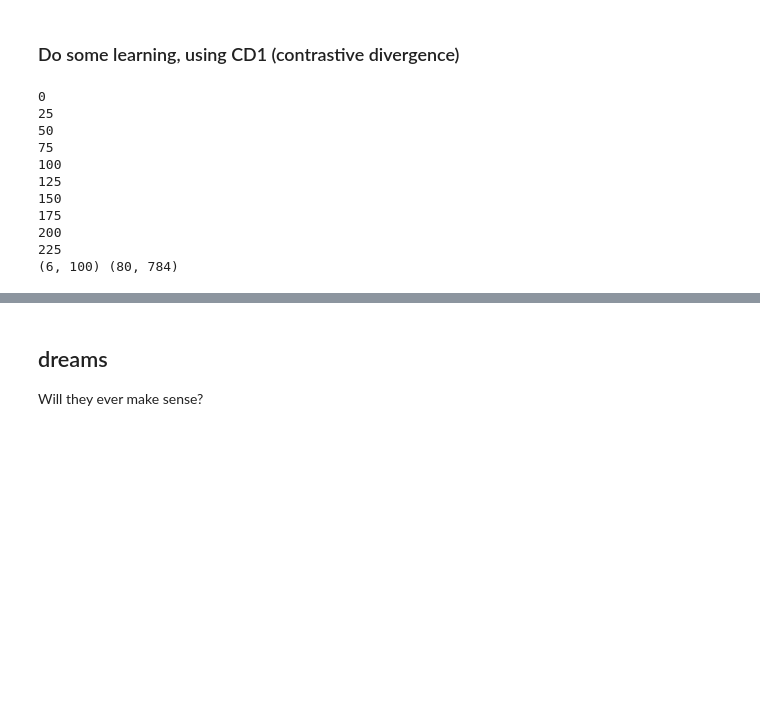
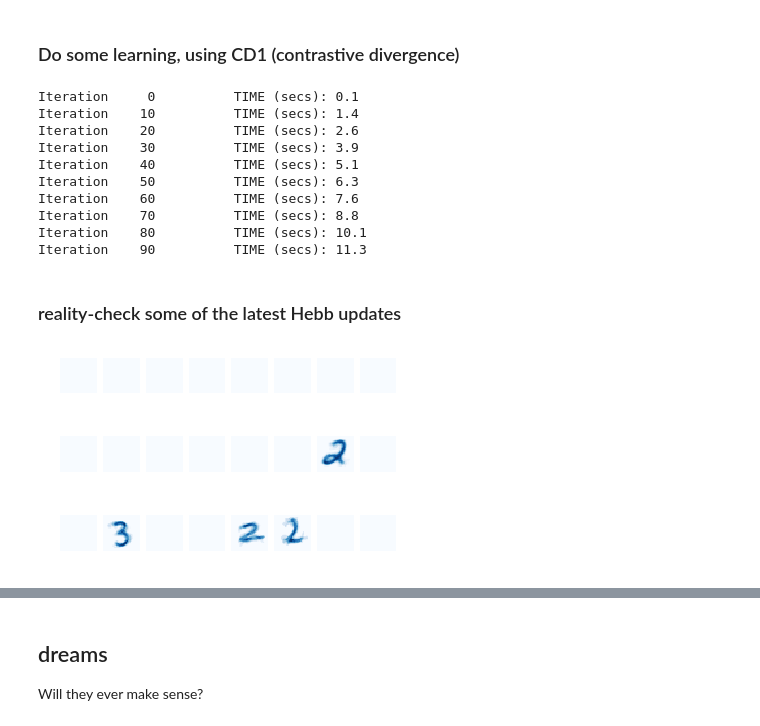
Before and after one commit to harryross263/comp421, a Jupyter notebook: deep_generative/RBM_MNIST_screwit.ipynb, the cells around one changed output, grey strips where cells are left out. Saved outputs shown, nothing was run; the diff lists cells and outputs as text; code cells hidden in the pictures; blank space fills up the shorter version.

Commit message:
with Einstein everything is better. Now to fix the bias!

```diff
--- a/deep_generative/RBM_MNIST_screwit.ipynb
+++ b/deep_generative/RBM_MNIST_screwit.ipynb
@@ -16,9 +16,9 @@ def flatten_dataset(images):
     smushed = images.copy()
     return smushed.reshape((smushed.shape[0], -1))
 
-dataset_size = 20  # that's how many of EACH digit there is. Can go as high as... what, 5000?
+dataset_size = 50  # that's how many of EACH digit there is. Can go as high as... what, 5000?
 current_digits = flatten_dataset(load_mnist_digit(0,dataset_size))
-for i in [0,5,6]:
+for i in [2,3]:
     current_digits = np.vstack((current_digits, flatten_dataset(load_mnist_digit(i,dataset_size))))
 # %%
 print (current_digits.shape)
@@ -53,10 +53,11 @@ change = 0
 # %% [markdown]
 ### Do some learning, using CD1 (contrastive divergence)
 # %%
-num_iterations = 250
+num_iterations = 100
 announce_every = num_iterations / 10
 learning_rate, momentum = 0.005, 0.95
-
+import time
+start = time.time()
 for t in range(num_iterations):
     # push visible pats into hidden
     h_prob1 = sigmoid(np.dot(v, W.T) + hidden_biases)
@@ -70,24 +71,36 @@ for t in range(num_iterations):
     h_prob1 = sigmoid(np.dot(v_reconstruction, W.T) + hidden_biases)
     h_second = 1*(h_prob1 > rng.random(size=h_prob1.shape))
 
-    Hebb = ((np.array([h_first]*num_visibles).T)  * (np.array([v]*num_hiddens))).sum(1)
-    AntiHebb = ((np.array([h_second]*num_visibles).T)  * (np.array([v_reconstruction]*num_hiddens))).sum(1)
+    # THIS WAY IS REALLY MEMORY-INTENSIVE AND SLOW - USE EINSTEIN INSTEAD!
+    # Hebb = ((np.array([h_first]*num_visibles).T)  * (np.array([v]*num_hiddens))).sum(1)
+    # AntiHebb = ((np.array([h_second]*num_visibles).T)  * (np.array([v_reconstruction]*num_hiddens))).sum(1)
 
-    change = learning_rate * (Hebb - AntiHebb) + momentum * change
+    # Einstein alternative suggested by Paul Mathews.
+    Hebb = np.einsum('ij,ik->jk', h_first, v)
+    AntiHebb = np.einsum('ij,ik->jk', h_second, v_reconstruction)
+
+    change = learning_rate * (Hebb - AntiHebb)  +  momentum * change
     W += change
     if (t % announce_every == 0):
-        print (t)
-
-print(h.shape, v.shape)
+        print ('Iteration %5d \t TIME (secs): %.1f ' % (t, time.time() - start))
 # %% [output]
-0
-25
-50
-75
-100
-125
-150
-175
-200
-225
-(6, 100) (80, 784)
+Iteration     0          TIME (secs): 0.1
+Iteration    10          TIME (secs): 1.4
+Iteration    20          TIME (secs): 2.6
+Iteration    30          TIME (secs): 3.9
+Iteration    40          TIME (secs): 5.1
+Iteration    50          TIME (secs): 6.3
+Iteration    60          TIME (secs): 7.6
+Iteration    70          TIME (secs): 8.8
+Iteration    80          TIME (secs): 10.1
+Iteration    90          TIME (secs): 11.3
+# %% [markdown]
+### reality-check some of the latest Hebb updates
+# %%
+nr, nc = 3, 8
+for i in range(nr*nc):
+    plt.subplot(nr,nc,i+1)
+    plt.imshow(Hebb[i].reshape(28,28), interpolation='nearest',cmap='Blues')
+    plt.axis('off')
+# %% [output]
+[figure, added]
```
Also changed, not shown: parts of 5 cells of this notebook.
